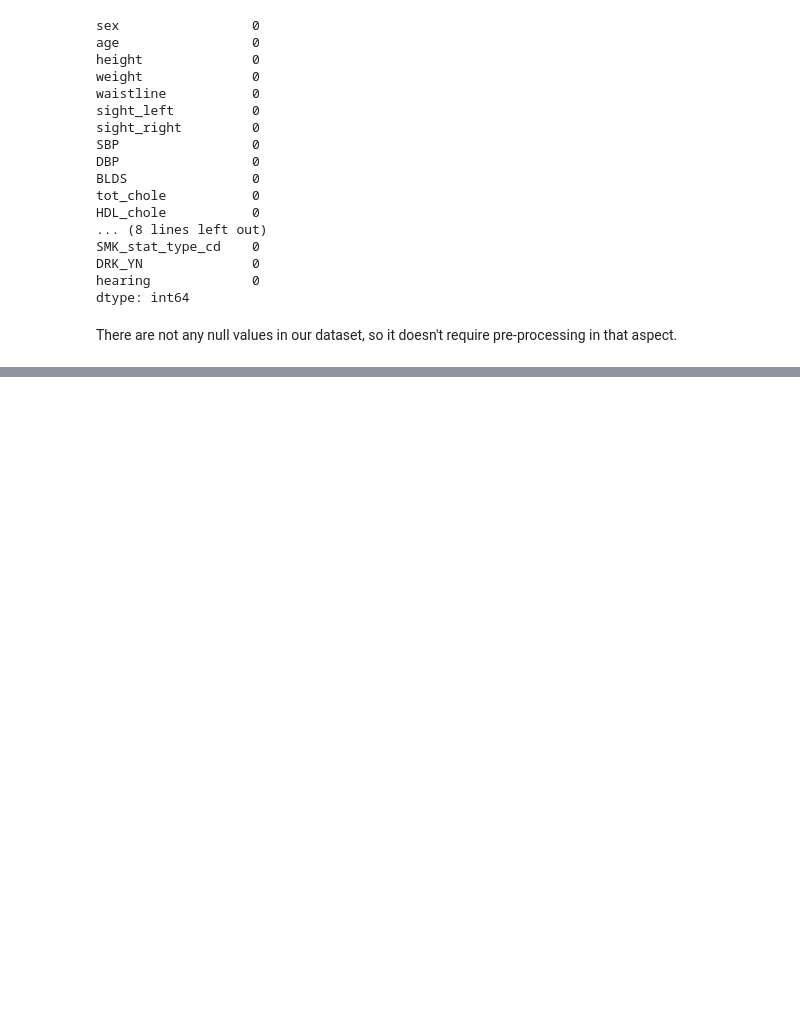
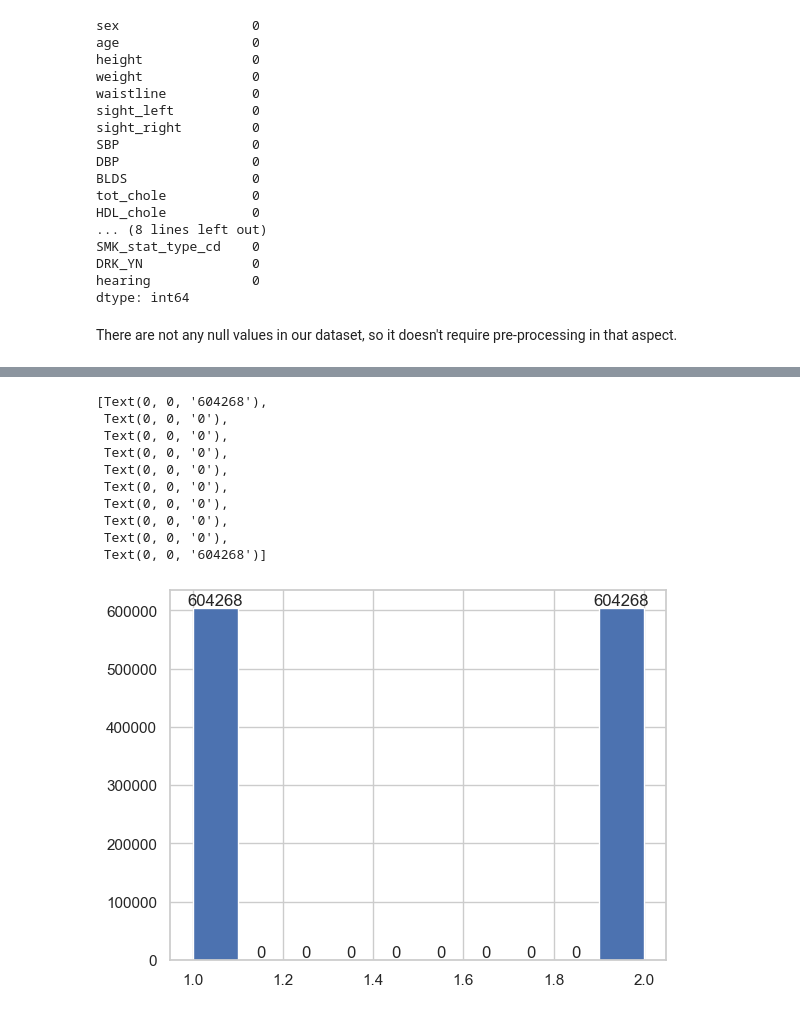
Before and after one commit to NancyPatel11/Data-Mining-Course-Project-2, a Jupyter notebook: Hearing.ipynb, the cells around one changed output, grey strips where cells are left out. Saved outputs shown, nothing was run; the diff lists cells and outputs as text; code cells hidden in the pictures; blank space fills up the shorter version.

Commit message:
Data Preprocessing

```diff
--- a/Hearing.ipynb
+++ b/Hearing.ipynb
@@ -229,0 +237,8 @@ There are not any null values in our dataset, so it doesn't require pre-processi
+# %%
+from sklearn.preprocessing import OneHotEncoder
+
+enc = OneHotEncoder()
+arr = enc.fit_transform(df[['sex','DRK_YN']]).toarray()
+labels = np.array(enc.categories_).ravel()
+features = pd.DataFrame(arr,columns = labels)
+df = df.join(features)
@@ -229,0 +262,3 @@ There are not any null values in our dataset, so it doesn't require pre-processi
+# %%
+df = df.drop(['sex','DRK_YN'],axis=1)
+df.head()
@@ -229,0 +273,18 @@ There are not any null values in our dataset, so it doesn't require pre-processi
+# %%
+def remove_outliers_iqr(dataframe, columns, lower_bound_factor=1.5, upper_bound_factor=1.5):
+
+    trimmed_dataframe = dataframe.copy()
+
+    for column in columns:
+        Q1 = trimmed_dataframe[column].quantile(0.25)
+        Q3 = trimmed_dataframe[column].quantile(0.75)
+        IQR = Q3 - Q1
+
+        lower_bound = Q1 - lower_bound_factor * IQR
+        upper_bound = Q3 + upper_bound_factor * IQR
+
+        trimmed_dataframe = trimmed_dataframe[(trimmed_dataframe[column] >= lower_bound) & (trimmed_dataframe[column] <= upper_bound)]
+
+    return trimmed_dataframe
+
+df = remove_outliers_iqr(df, numerical_columns)
@@ -229,0 +306,10 @@ There are not any null values in our dataset, so it doesn't require pre-processi
+# %%
+X=df.drop('hearing',axis='columns')
+y=df['hearing']
+
+from imblearn.over_sampling import RandomOverSampler
+from collections import Counter
+r = RandomOverSampler()
+Xs, ys = r.fit_resample(X, y)
+print(Counter(ys))
+Xs.shape
@@ -229,0 +323,15 @@ There are not any null values in our dataset, so it doesn't require pre-processi
+# %%
+counts, edges, bars = plt.hist(ys)
+plt.bar_label(bars)
+# %% [output]
+[Text(0, 0, '604268'),
+ Text(0, 0, '0'),
+ Text(0, 0, '0'),
+ Text(0, 0, '0'),
+ Text(0, 0, '0'),
+ Text(0, 0, '0'),
+ Text(0, 0, '0'),
+ Text(0, 0, '0'),
+ Text(0, 0, '0'),
+ Text(0, 0, '604268')]
+[figure, added]
```
Also changed, not shown: parts of 15 cells of this notebook.
